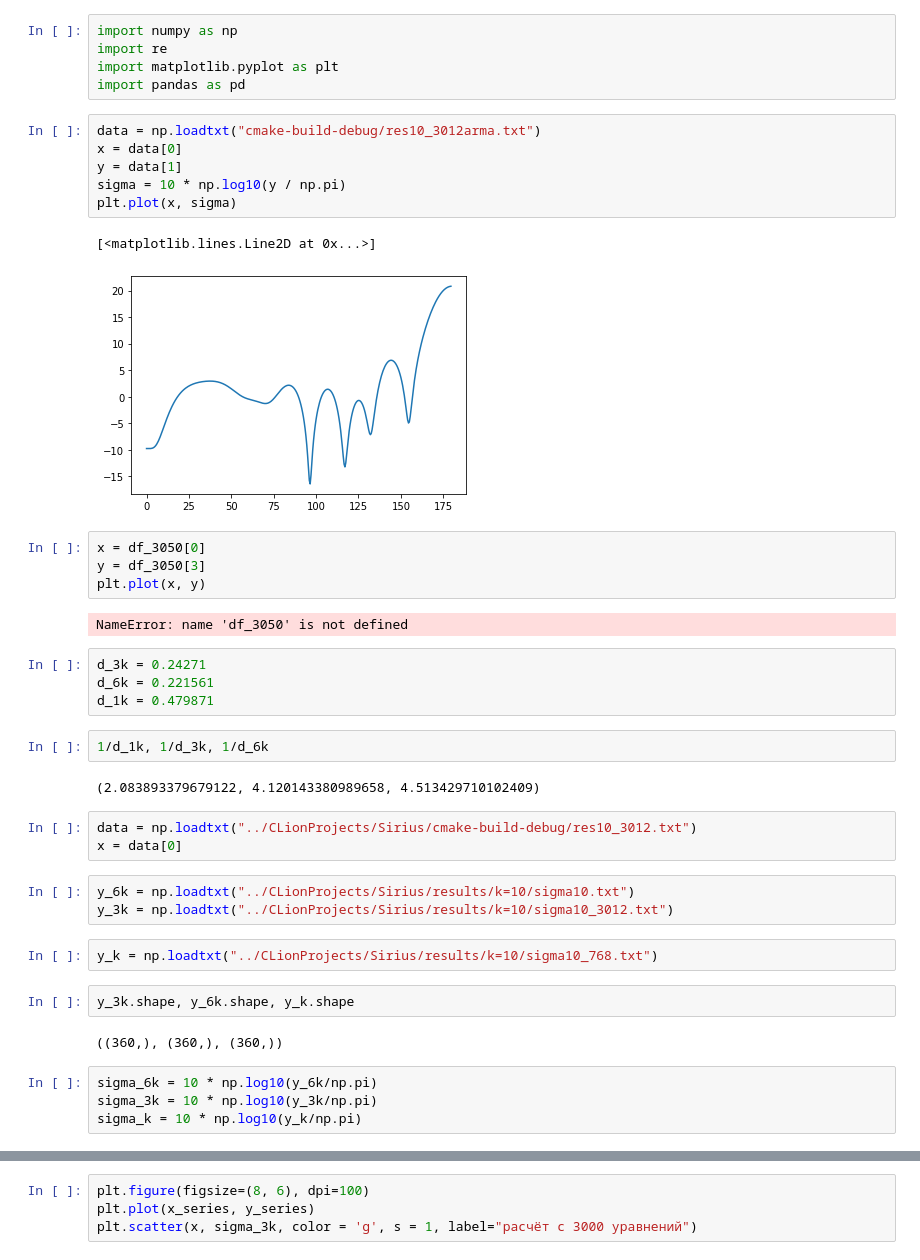
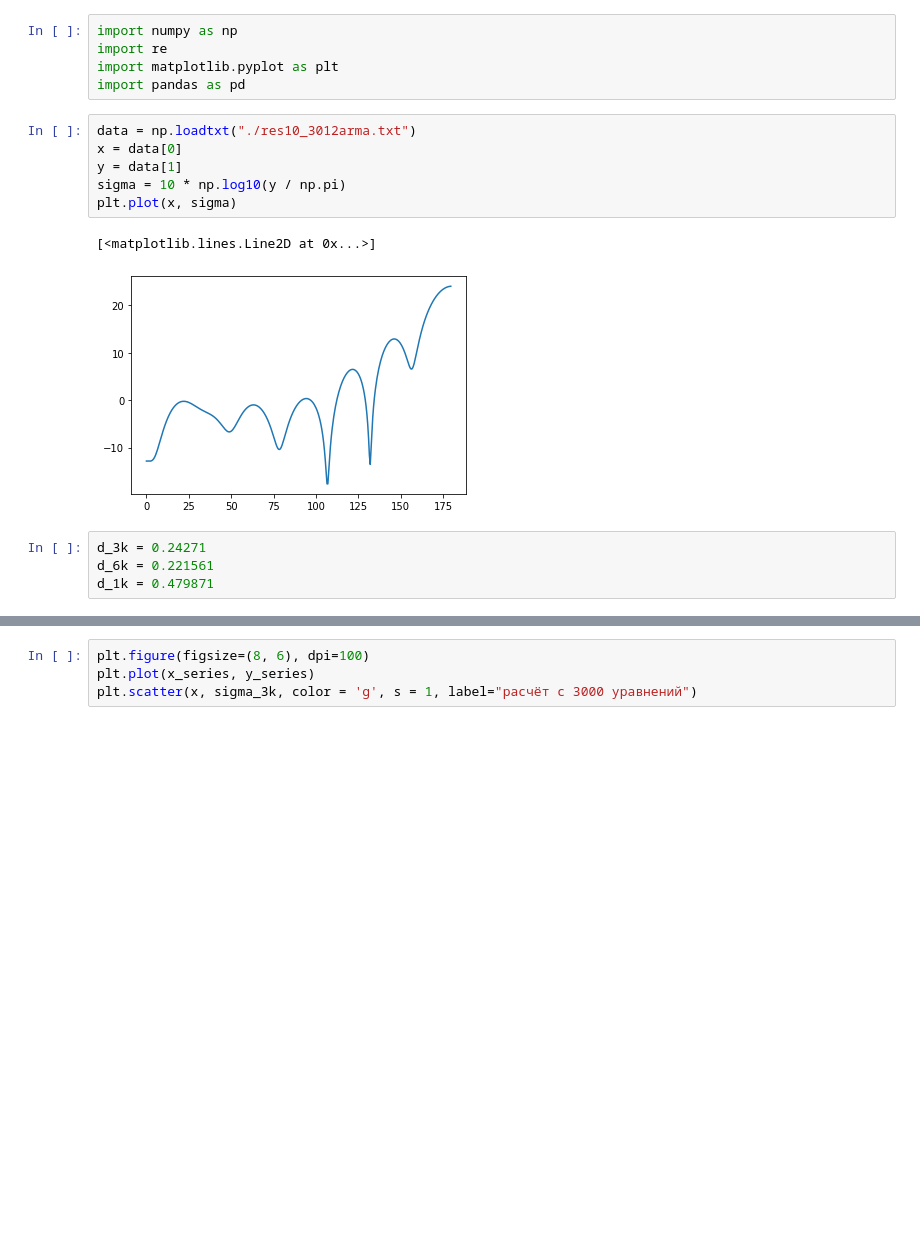
Before and after one commit to vnebelunka/SiriusSam, a Jupyter notebook: plot.ipynb, the cells around one changed output, grey strips where cells are left out. Cells and saved outputs as stored; diff of their text form; blank space fills up the shorter version.

```diff
--- a/plot.ipynb
+++ b/plot.ipynb
@@ -4,41 +4,15 @@ import re
 import matplotlib.pyplot as plt
 import pandas as pd
 # %%
-data = np.loadtxt("cmake-build-debug/res10_3012arma.txt")
+data = np.loadtxt("./res10_3012arma.txt")
 x = data[0]
 y = data[1]
 sigma = 10 * np.log10(y / np.pi)
 plt.plot(x, sigma)
 # %% [output]
 [<matplotlib.lines.Line2D at 0x...>]
-[figure, old version]
+[figure, new version]
-# %%
-x = df_3050[0]
-y = df_3050[3]
-plt.plot(x, y)
-# %% [output]
-NameError: name 'df_3050' is not defined
 # %%
 d_3k = 0.24271
 d_6k = 0.221561
 d_1k = 0.479871
-# %%
-1/d_1k, 1/d_3k, 1/d_6k
-# %% [output]
-(2.083893379679122, 4.120143380989658, 4.513429710102409)
-# %%
-data = np.loadtxt("../CLionProjects/Sirius/cmake-build-debug/res10_3012.txt")
-x = data[0]
-# %%
-y_6k = np.loadtxt("../CLionProjects/Sirius/results/k=10/sigma10.txt")
-y_3k = np.loadtxt("../CLionProjects/Sirius/results/k=10/sigma10_3012.txt")
-# %%
-y_k = np.loadtxt("../CLionProjects/Sirius/results/k=10/sigma10_768.txt")
-# %%
-y_3k.shape, y_6k.shape, y_k.shape
-# %% [output]
-((360,), (360,), (360,))
-# %%
-sigma_6k = 10 * np.log10(y_6k/np.pi)
-sigma_3k = 10 * np.log10(y_3k/np.pi)
-sigma_k = 10 * np.log10(y_k/np.pi)
```
Also changed, not shown: parts of 3 cells of this notebook, 10 other files.
